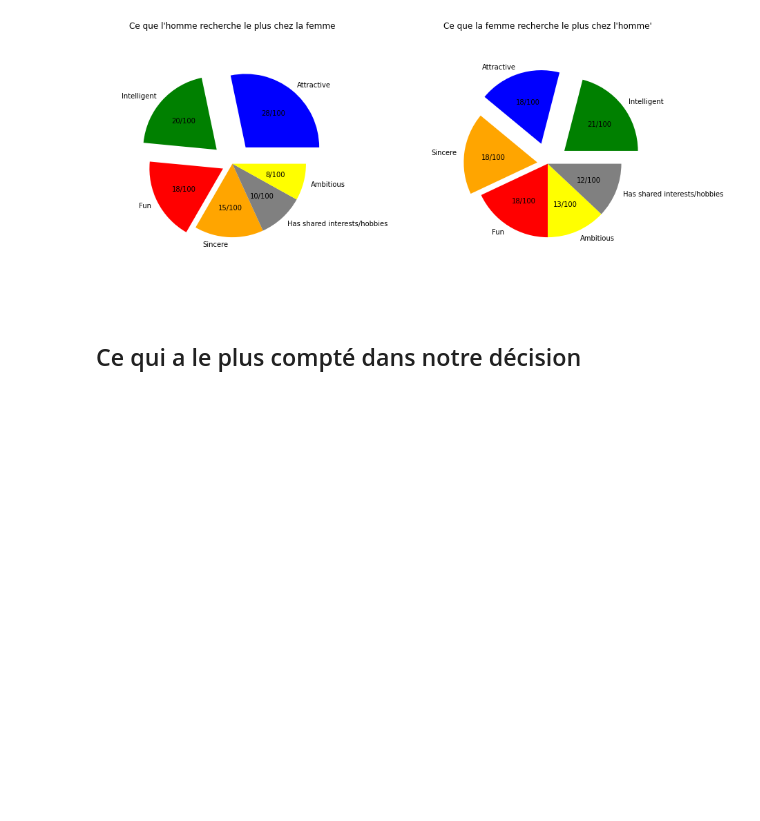
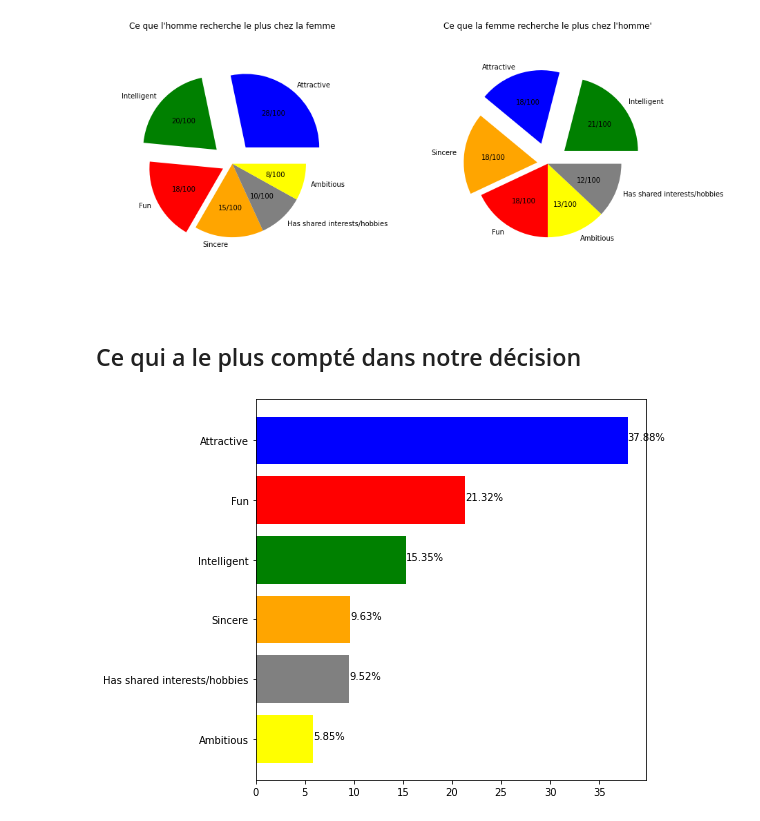
Before and after one commit to jralaizanaka/Data-Science-Projects-Porfolio, a Jupyter notebook: Présentation_du_projet_Speed_Dating.ipynb, the cells around one changed output. Saved outputs shown, nothing was run; the diff lists cells and outputs as text; code cells hidden in the pictures; blank space fills up the shorter version.

```diff
--- a/Présentation_du_projet_Speed_Dating.ipynb
+++ b/Présentation_du_projet_Speed_Dating.ipynb
@@ -377,3 +358,35 @@ f_decision=['Attractive',
             'Fun',
             'Ambitious',
             'Has shared interests/hobbies']
+# %%
+color=['b','orange','g','r','yellow','grey']
+
+data2 = {'Label':h_decision,
+        'Note':h_tab_decision,
+        'Color':color}
+# Create DataFrame
+df2 = pd.DataFrame(data2)
+df2=df2.sort_index(by='Note', ascending=True)
+
+data3 = {'Label':f_decision,
+        'Note':f_tab_decision,
+        'Color':color}
+# Create DataFrame
+df3 = pd.DataFrame(data3)
+df3=df3.sort_index(by='Note', ascending=True)
+
+# ce qui a le plus compté chez l'homme'
+
+plt.figure(figsize=(7,7))
+
+
+labels = df2.Label
+sizes = df2.Note
+plt.barh(df2.Label,df2.Note,color=df2.Color)
+
+for i in range(len(h_decision)):
+    plt.text(df2.Note[i], df2.Label[i],'{}%'.format(df2.Note[i]))
+
+plt.show()
+# %% [output]
+[figure, added]
```
Also changed, not shown: parts of 6 cells of this notebook.
